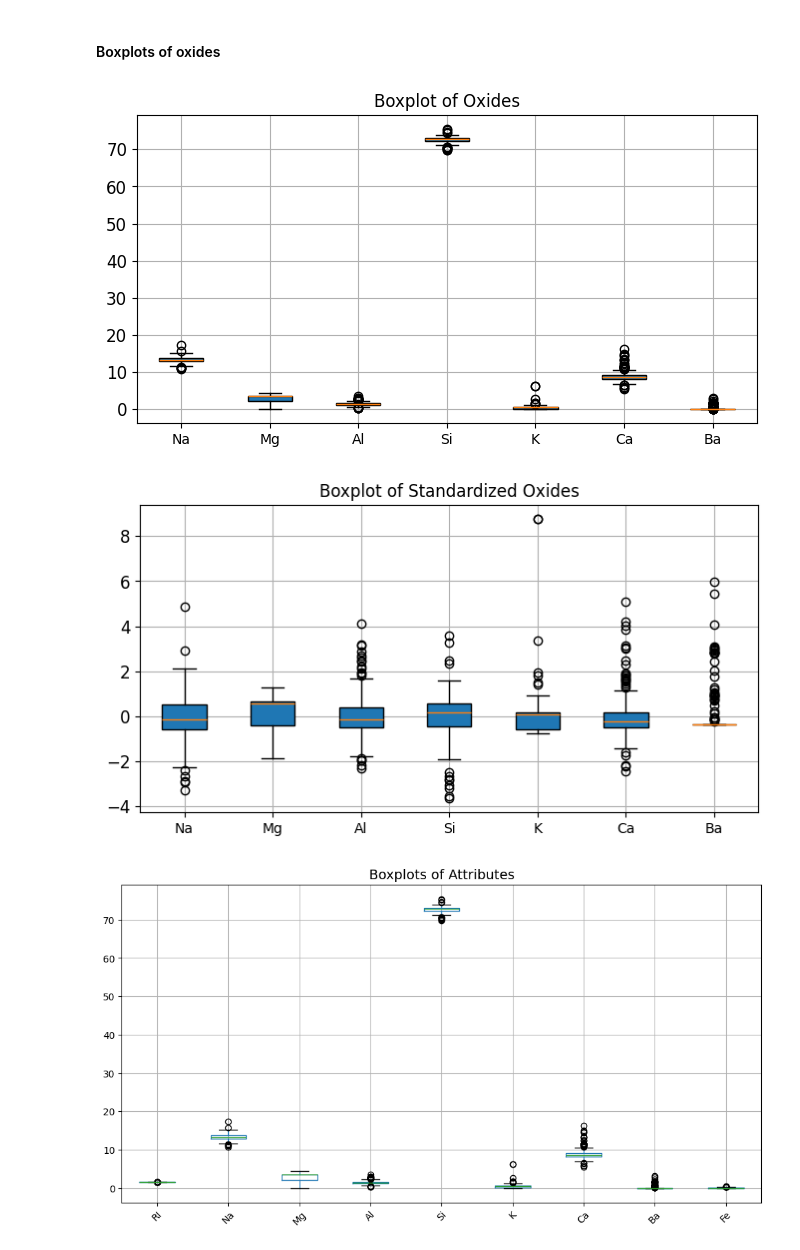
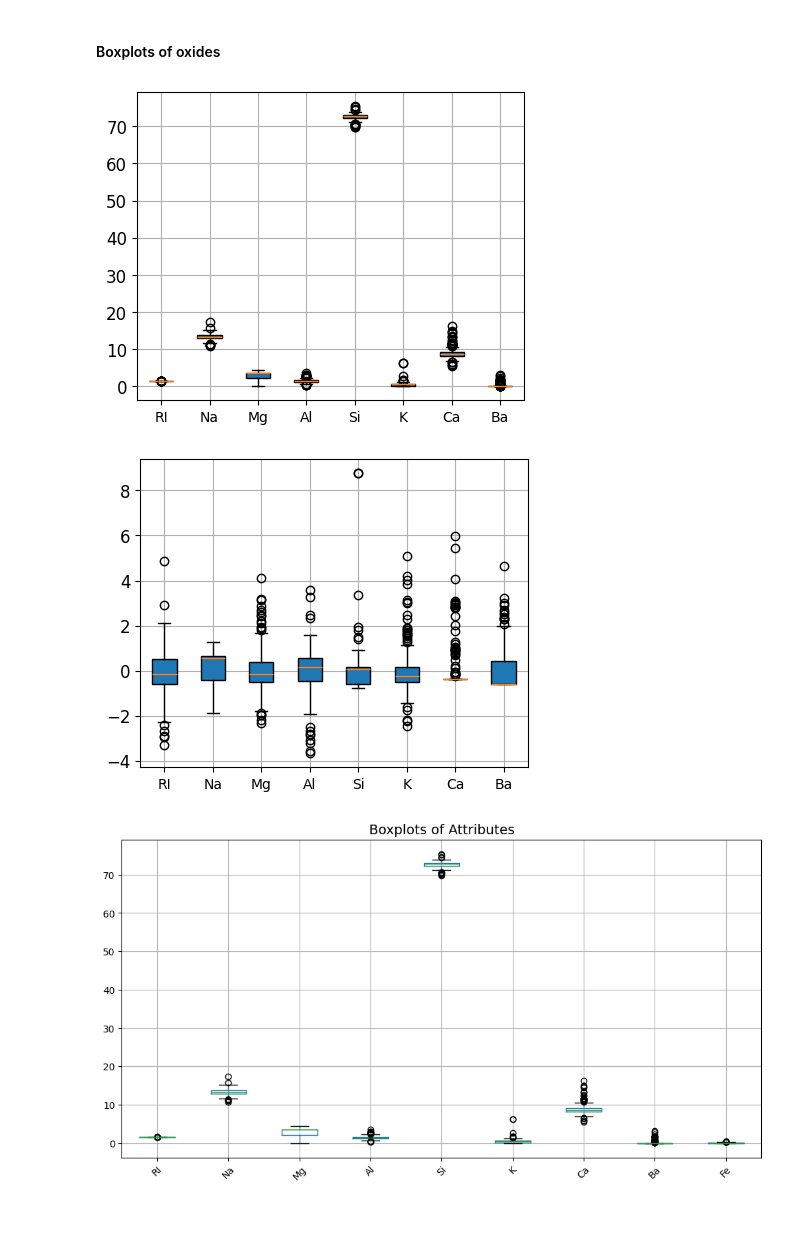
Before and after one commit to schependom/DTU_machine-learning-projects, a Jupyter notebook: Project 1/src/main.ipynb, the cells around one changed output. Drawn from its saved outputs; the diff is of its cells as text; code cells hidden in the pictures; blank space fills up the shorter version.

```diff
--- a/Project 1/src/main.ipynb
+++ b/Project 1/src/main.ipynb
@@ -235,25 +235,23 @@ Per-type statistics saved to figures/type_statistics_table.csv
 #### Boxplots of oxides
 # %%
 # Unstandardized
-fig = plt.figure(figsize=(8, 4))
-plt.title("Boxplot of Oxides")
-plt.boxplot(df.iloc[:, 2:9], vert=True, patch_artist=True, tick_labels=df.columns[2:9]) # patch_artist=True zorgt voor kleur: "A patch is a 2D artist with a face color and an edge color."
+fig = plt.figure(figsize=(5, 4))
+plt.boxplot(df.iloc[:, 1:9], vert=True, patch_artist=True, tick_labels=df.columns[1:9]) # patch_artist=True zorgt voor kleur: "A patch is a 2D artist with a face color and an edge color."
 plt.yticks(fontsize=12)
 plt.grid()
-plt.savefig("figures/boxplot_oxides.pdf")
+plt.savefig("figures/boxplot_unstandardized.pdf")
 plt.show()
 
 # Standardized
-fig = plt.figure(figsize=(8, 4))
-plt.title("Boxplot of Standardized Oxides")
-plt.boxplot(Xs.iloc[:, 1:8], vert=True, patch_artist=True, tick_labels=df.columns[2:9]) # patch_artist=True zorgt voor kleur: "A patch is a 2D artist with a face color and an edge color."
+fig = plt.figure(figsize=(5, 4))
+plt.boxplot(Xs.iloc[:, 1:9], vert=True, patch_artist=True, tick_labels=df.columns[1:9]) # patch_artist=True zorgt voor kleur: "A patch is a 2D artist with a face color and an edge color."
 plt.yticks(fontsize=12)
 plt.grid()
-plt.savefig("figures/boxplot_standardized_oxides.pdf")
+plt.savefig("figures/boxplot_standardized.pdf")
 plt.show()
 # %% [output]
-[figure, old version]
+[figure, new version]
-[figure, old version]
+[figure, new version]
 # %%
 plt.figure(figsize=(12, 6))
 X.boxplot(rot=45)
```
Also changed, not shown: 8 other files.
